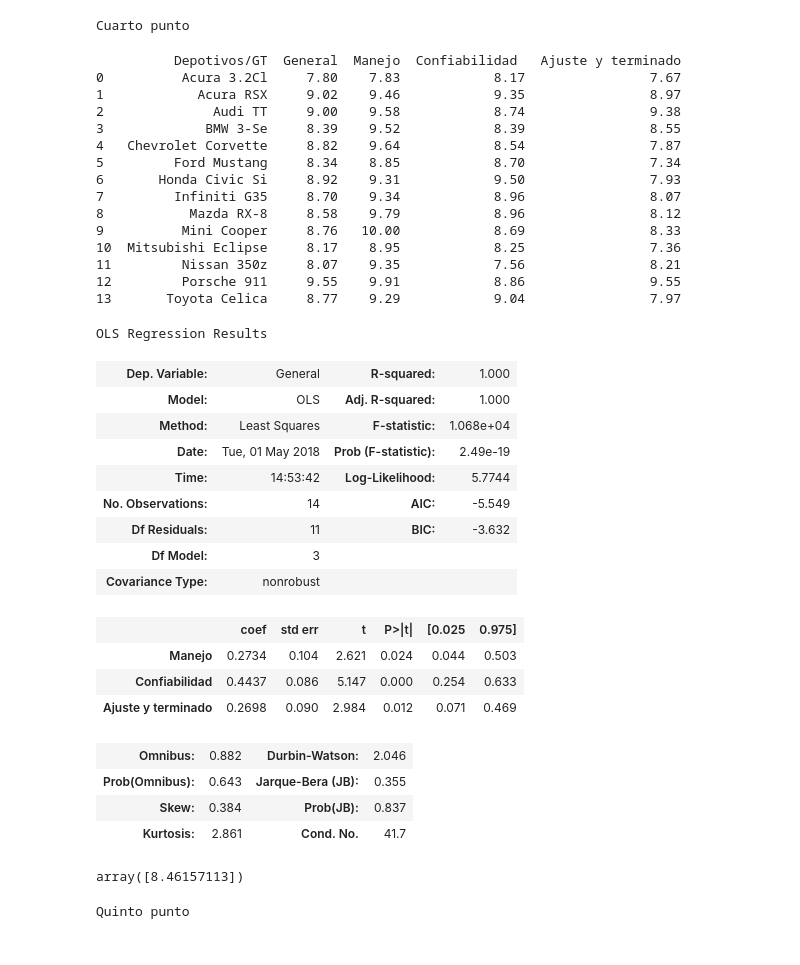
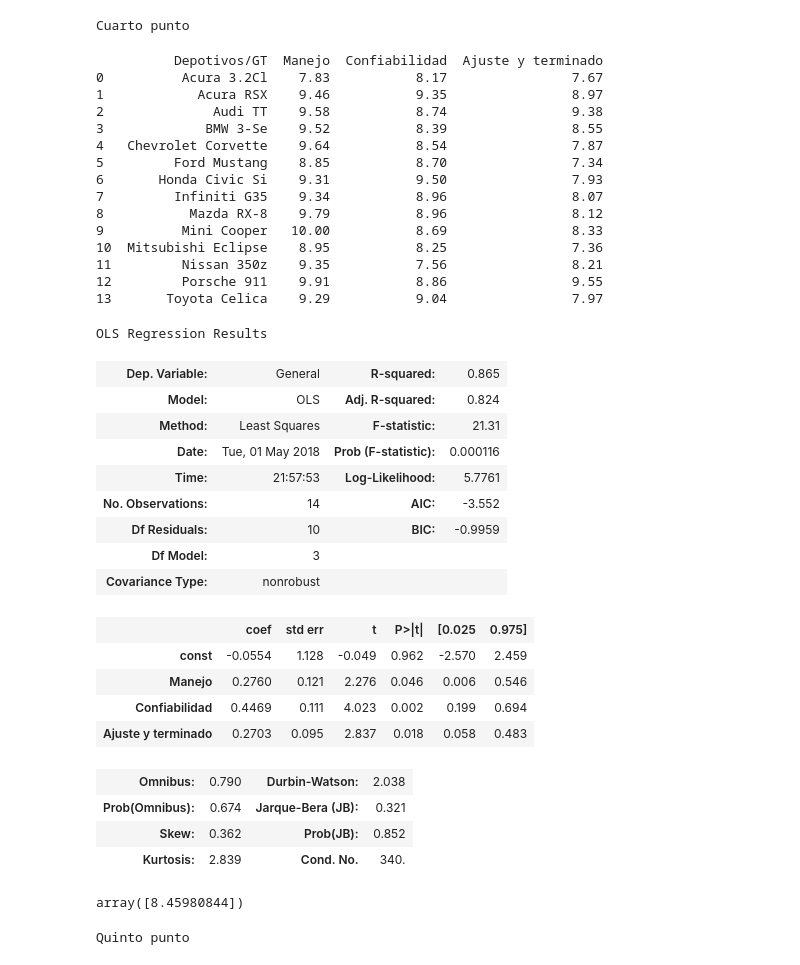
Before and after one commit to NoRoboto/jupyter-notebooks, a Jupyter notebook: estadistica/taller/Taller.ipynb, the cells around one changed output. Saved outputs shown, nothing was run; the diff lists cells and outputs as text; code cells hidden in the pictures.

```diff
--- a/estadistica/taller/Taller.ipynb
+++ b/estadistica/taller/Taller.ipynb
@@ -142,53 +143,53 @@ print('Cuarto punto')
 Cuarto punto
 # %%
 df = pd.read_csv('data4.csv', decimal=",")
-Y = df['General']
+Y = df.pop('General')
+X = df[['Manejo', 'Confiabilidad', 'Ajuste y terminado']]
 print(df)
-del df['General']
-del df['Depotivos/GT']
 # %% [output]
-          Depotivos/GT  General  Manejo  Confiabilidad   Ajuste y terminado
-0          Acura 3.2Cl     7.80    7.83            8.17                7.67
-1            Acura RSX     9.02    9.46            9.35                8.97
-2              Audi TT     9.00    9.58            8.74                9.38
-3             BMW 3-Se     8.39    9.52            8.39                8.55
-4   Chevrolet Corvette     8.82    9.64            8.54                7.87
-5         Ford Mustang     8.34    8.85            8.70                7.34
-6       Honda Civic Si     8.92    9.31            9.50                7.93
-7         Infiniti G35     8.70    9.34            8.96                8.07
-8           Mazda RX-8     8.58    9.79            8.96                8.12
-9          Mini Cooper     8.76   10.00            8.69                8.33
-10  Mitsubishi Eclipse     8.17    8.95            8.25                7.36
-11         Nissan 350z     8.07    9.35            7.56                8.21
-12         Porsche 911     9.55    9.91            8.86                9.55
-13       Toyota Celica     8.77    9.29            9.04                7.97
+          Depotivos/GT  Manejo  Confiabilidad  Ajuste y terminado
+0          Acura 3.2Cl    7.83           8.17                7.67
+1            Acura RSX    9.46           9.35                8.97
+2              Audi TT    9.58           8.74                9.38
+3             BMW 3-Se    9.52           8.39                8.55
+4   Chevrolet Corvette    9.64           8.54                7.87
+5         Ford Mustang    8.85           8.70                7.34
+6       Honda Civic Si    9.31           9.50                7.93
+7         Infiniti G35    9.34           8.96                8.07
+8           Mazda RX-8    9.79           8.96                8.12
+9          Mini Cooper   10.00           8.69                8.33
+10  Mitsubishi Eclipse    8.95           8.25                7.36
+11         Nissan 350z    9.35           7.56                8.21
+12         Porsche 911    9.91           8.86                9.55
+13       Toyota Celica    9.29           9.04                7.97
 # %%
-X = sm.add_constant(df, prepend=False)
-model = sm.OLS(Y, df).fit()
+X = sm.add_constant(X)
+model = sm.OLS(Y, X).fit()
 model.summary()
 # %% [output]
 OLS Regression Results
-| Dep. Variable: | General | R-squared: | 1.000 |
-| Model: | OLS | Adj. R-squared: | 1.000 |
-| Method: | Least Squares | F-statistic: | 1.068e+04 |
-| Date: | Tue, 01 May 2018 | Prob (F-statistic): | 2.49e-19 |
-| Time: | 14:53:42 | Log-Likelihood: | 5.7744 |
-| No. Observations: | 14 | AIC: | -5.549 |
-| Df Residuals: | 11 | BIC: | -3.632 |
+| Dep. Variable: | General | R-squared: | 0.865 |
+| Model: | OLS | Adj. R-squared: | 0.824 |
+| Method: | Least Squares | F-statistic: | 21.31 |
+| Date: | Tue, 01 May 2018 | Prob (F-statistic): | 0.000116 |
+| Time: | 21:57:53 | Log-Likelihood: | 5.7761 |
+| No. Observations: | 14 | AIC: | -3.552 |
+| Df Residuals: | 10 | BIC: | -0.9959 |
 | Df Model: | 3 |  |  |
 | Covariance Type: | nonrobust |  |  |
 |  | coef | std err | t | P>|t| | [0.025 | 0.975] |
-| Manejo | 0.2734 | 0.104 | 2.621 | 0.024 | 0.044 | 0.503 |
-| Confiabilidad | 0.4437 | 0.086 | 5.147 | 0.000 | 0.254 | 0.633 |
-| Ajuste y terminado | 0.2698 | 0.090 | 2.984 | 0.012 | 0.071 | 0.469 |
+| const | -0.0554 | 1.128 | -0.049 | 0.962 | -2.570 | 2.459 |
+| Manejo | 0.2760 | 0.121 | 2.276 | 0.046 | 0.006 | 0.546 |
+| Confiabilidad | 0.4469 | 0.111 | 4.023 | 0.002 | 0.199 | 0.694 |
+| Ajuste y terminado | 0.2703 | 0.095 | 2.837 | 0.018 | 0.058 | 0.483 |
-| Omnibus: | 0.882 | Durbin-Watson: | 2.046 |
-| Prob(Omnibus): | 0.643 | Jarque-Bera (JB): | 0.355 |
-| Skew: | 0.384 | Prob(JB): | 0.837 |
-| Kurtosis: | 2.861 | Cond. No. | 41.7 |
+| Omnibus: | 0.790 | Durbin-Watson: | 2.038 |
+| Prob(Omnibus): | 0.674 | Jarque-Bera (JB): | 0.321 |
+| Skew: | 0.362 | Prob(JB): | 0.852 |
+| Kurtosis: | 2.839 | Cond. No. | 340. |
 # %%
-model.predict([8.28, 9.06, 8.07])
+model.predict([1, 8.28, 9.06, 8.07])
 # %% [output]
-array([8.46157113])
+array([8.45980844])
 # %%
 print('Quinto punto')
 # %% [output]
```
Also changed, not shown: parts of 18 cells of this notebook, 3 other files.
